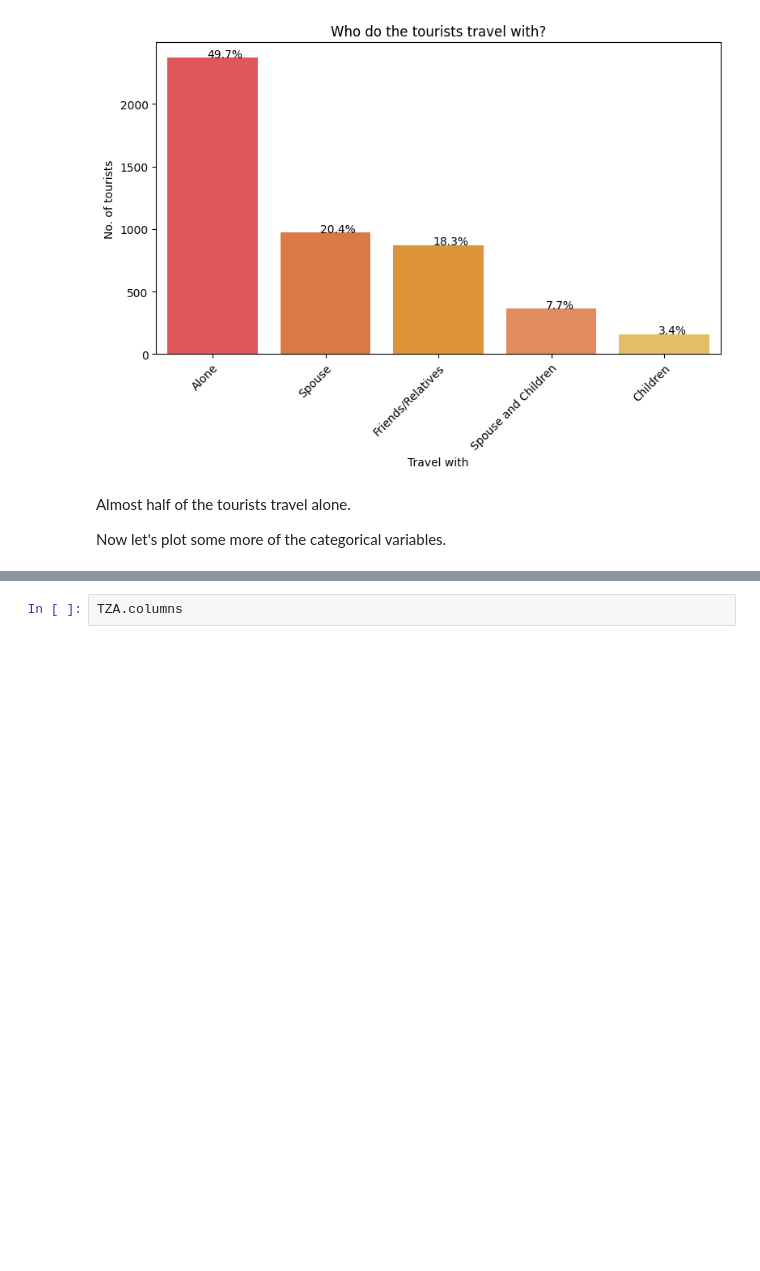
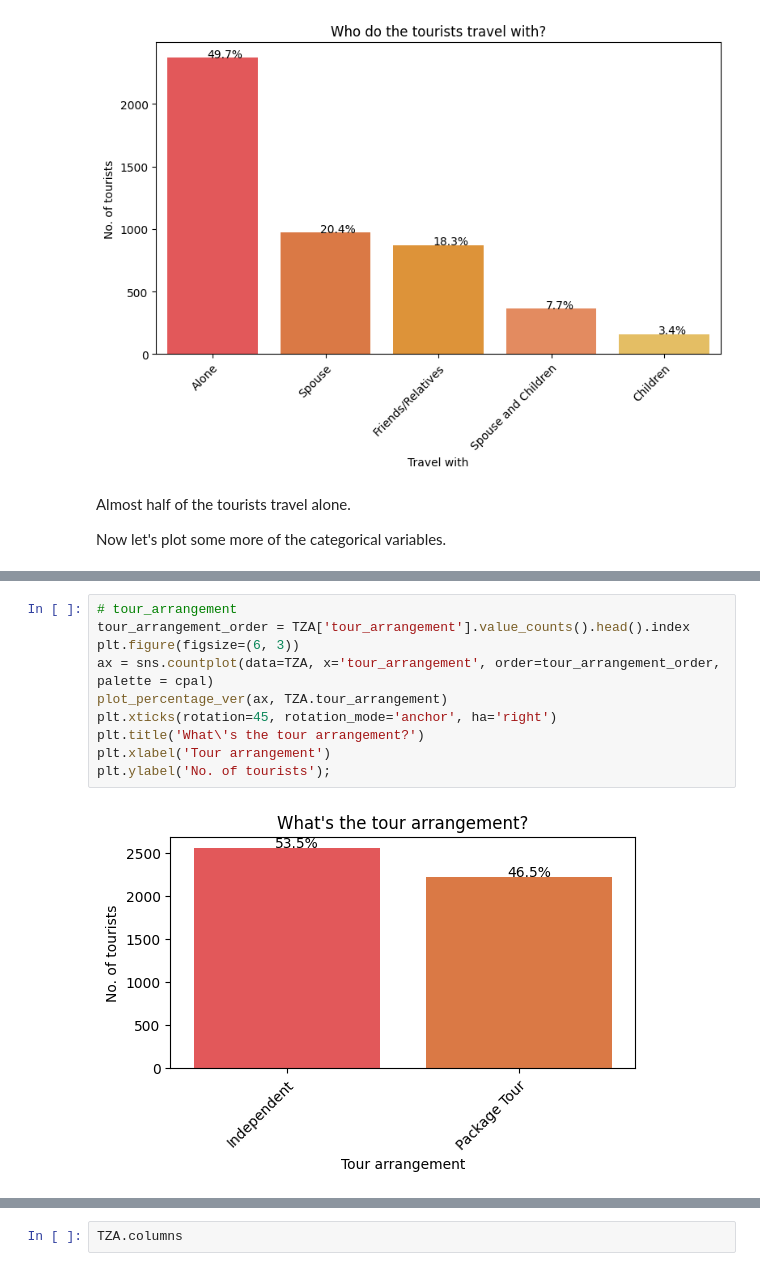
Before and after one commit to scheinmensch/Tanzania_Tourism_Prediction, a Jupyter notebook: EDA.ipynb, the cells around one changed output, grey strips where cells are left out. Cells and saved outputs as stored; diff of their text form; blank space fills up the shorter version.

```diff
--- a/EDA.ipynb
+++ b/EDA.ipynb
@@ -601,0 +614,12 @@ plt.ylabel('No. of tourists');
+# %%
+# tour_arrangement
+tour_arrangement_order = TZA['tour_arrangement'].value_counts().head().index
+plt.figure(figsize=(6, 3))
+ax = sns.countplot(data=TZA, x='tour_arrangement', order=tour_arrangement_order, palette = cpal)
+plot_percentage_ver(ax, TZA.tour_arrangement)
+plt.xticks(rotation=45, rotation_mode='anchor', ha='right')
+plt.title('What\'s the tour arrangement?')
+plt.xlabel('Tour arrangement')
+plt.ylabel('No. of tourists');
+# %% [output]
+[figure, added]
```
Also changed, not shown: parts of 7 cells of this notebook.
